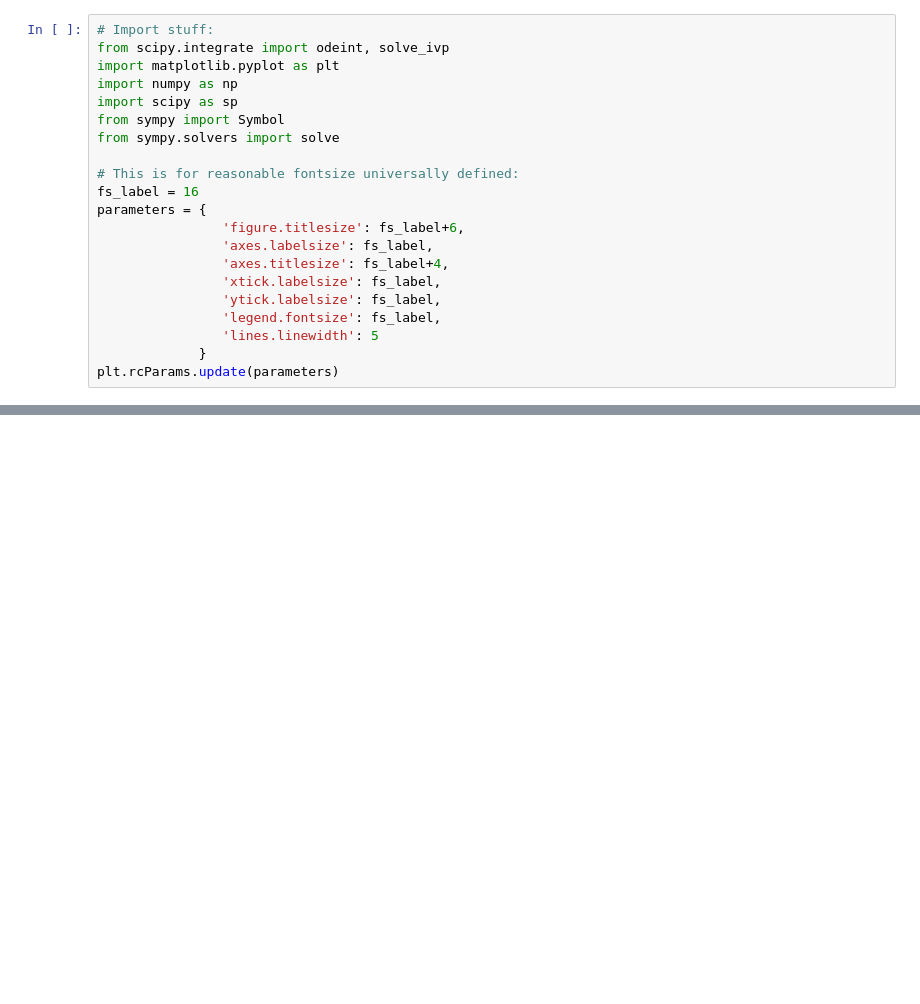
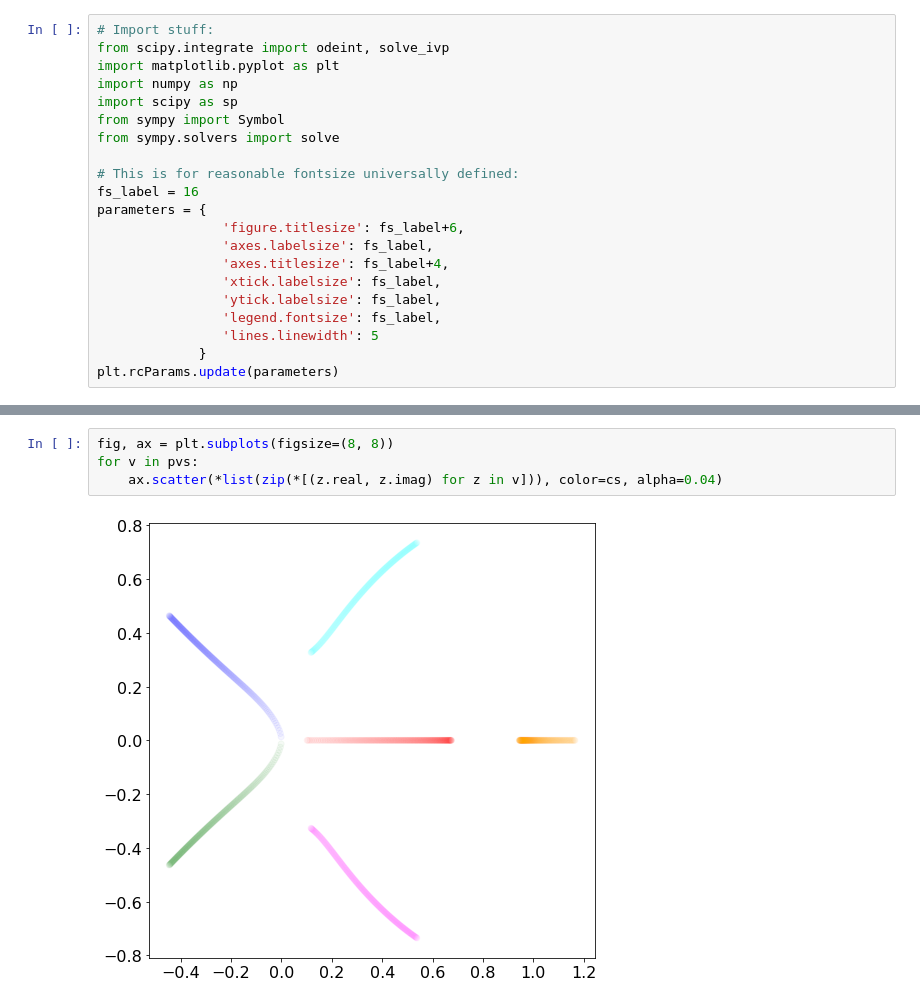
Before and after one commit to chrberrig/MatBio, a Jupyter notebook: simulations/project_TurritopsisDohrnii.ipynb, the cells around one changed output, grey strips where cells are left out. Saved outputs shown, nothing was run; the diff lists cells and outputs as text; blank space fills up the shorter version.

Commit message:
nice plots done. TODO: find method for local max as cost funct?

```diff
--- a/simulations/project_TurritopsisDohrnii.ipynb
+++ b/simulations/project_TurritopsisDohrnii.ipynb
@@ -110,0 +128,6 @@ No handles with labels found to put in legend.
+# %%
+fig, ax = plt.subplots(figsize=(8, 8))
+for v in pvs:
+    ax.scatter(*list(zip(*[(z.real, z.imag) for z in v])), color=cs, alpha=0.04)
+# %% [output]
+[figure, added]
```
Also changed, not shown: parts of 6 cells of this notebook.
